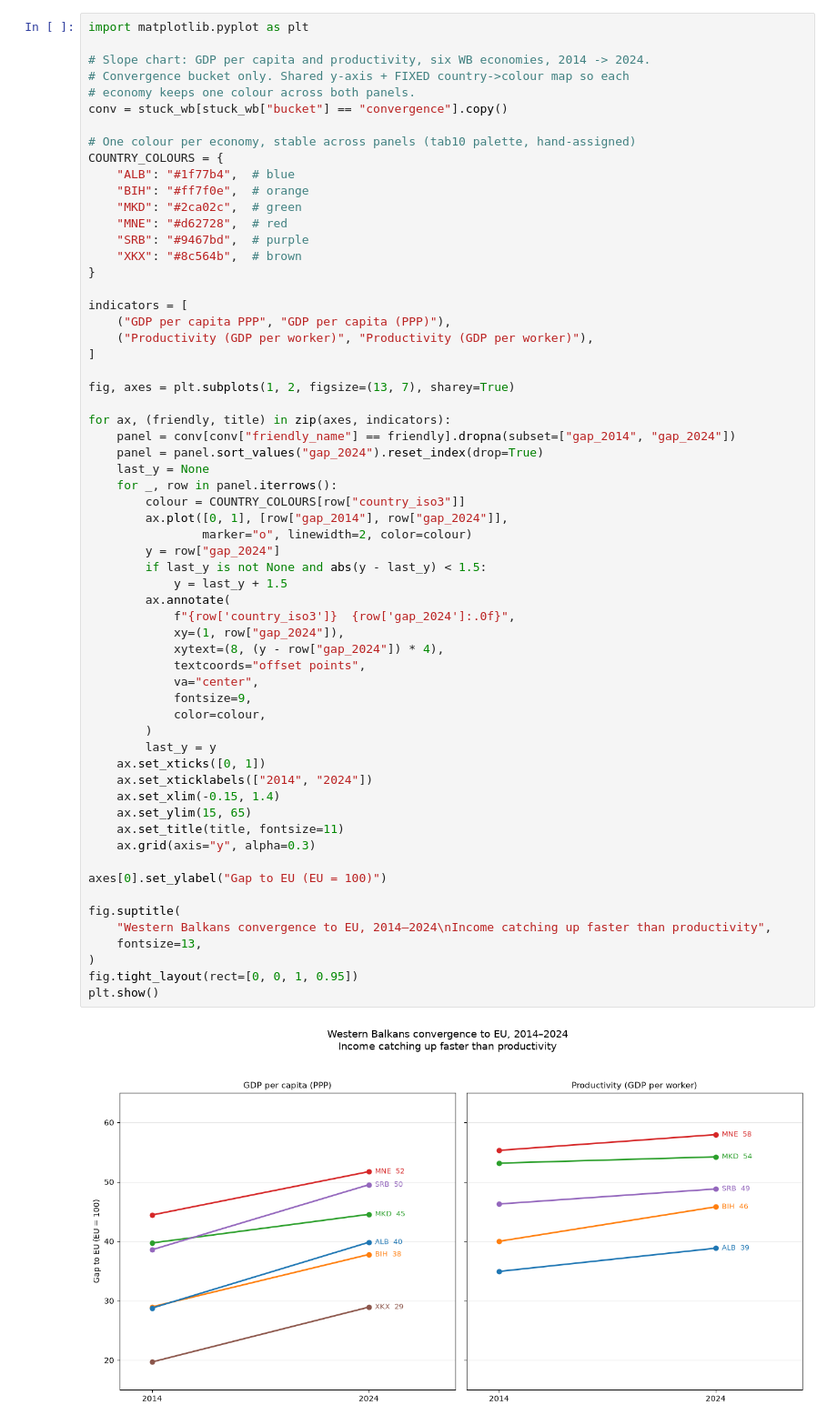
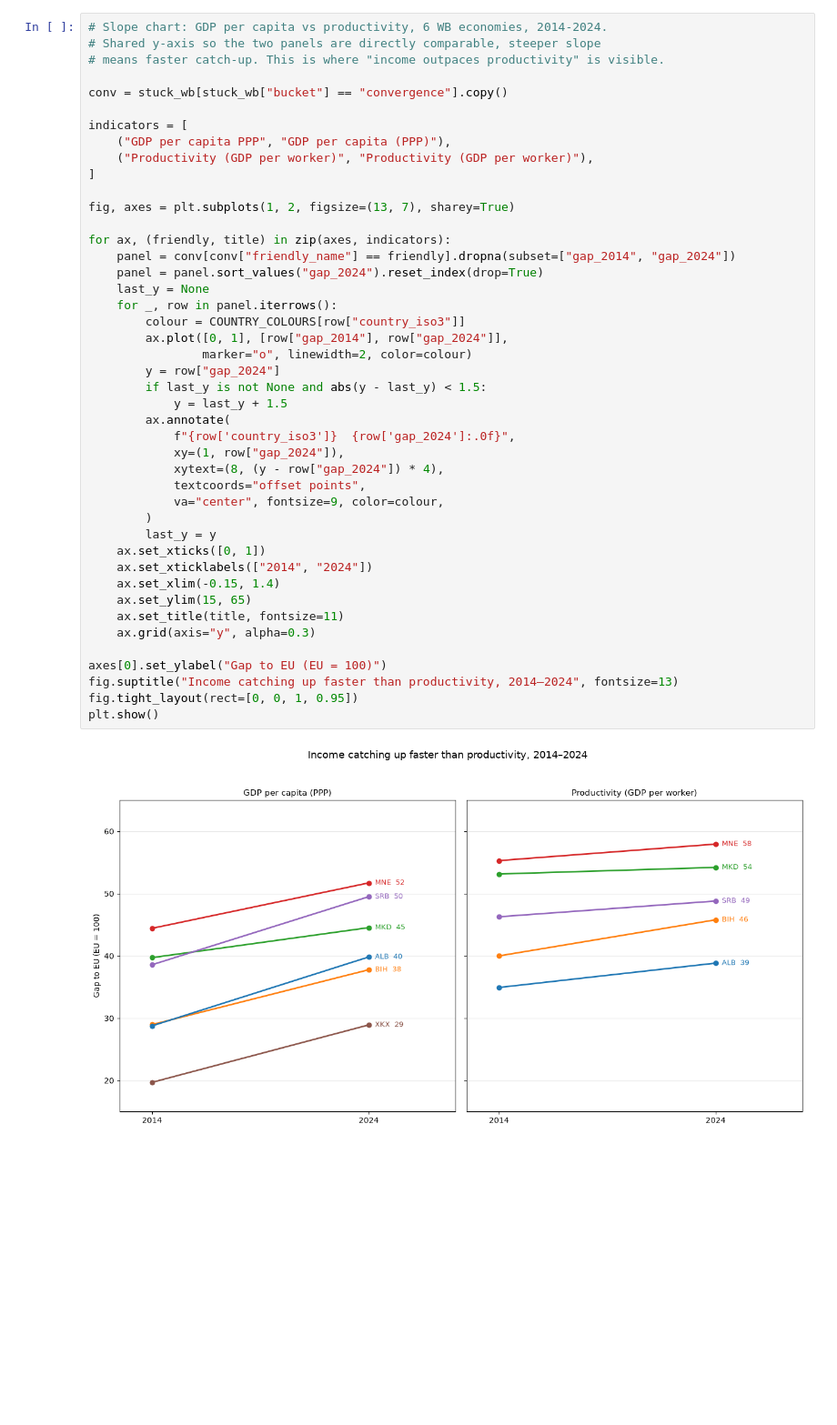
Before and after one commit to vesnamal/western-balkans-eu-convergence, a Jupyter notebook: notebooks/01_analysis.ipynb, the cells around one changed output. Shown at 91% size. Saved outputs shown, nothing was run; the diff lists cells and outputs as text; blank space fills up the shorter version.

Commit message:
Rebuild analysis notebook: clean narrative structure with EDA, findings, and three visualizations

```diff
--- a/notebooks/01_analysis.ipynb
+++ b/notebooks/01_analysis.ipynb
@@ -159,20 +314,9 @@ country_iso3                 friendly_name  gap_2014  gap_2024  gap_change
 # %%
-import matplotlib.pyplot as plt
+# Slope chart: GDP per capita vs productivity, 6 WB economies, 2014-2024.
+# Shared y-axis so the two panels are directly comparable, steeper slope
+# means faster catch-up. This is where "income outpaces productivity" is visible.
 
-# Slope chart: GDP per capita and productivity, six WB economies, 2014 -> 2024.
-# Convergence bucket only. Shared y-axis + FIXED country->colour map so each
-# economy keeps one colour across both panels.
 conv = stuck_wb[stuck_wb["bucket"] == "convergence"].copy()
-
-# One colour per economy, stable across panels (tab10 palette, hand-assigned)
-COUNTRY_COLOURS = {
-    "ALB": "#1f77b4",  # blue
-    "BIH": "#ff7f0e",  # orange
-    "MKD": "#2ca02c",  # green
-    "MNE": "#d62728",  # red
-    "SRB": "#9467bd",  # purple
-    "XKX": "#8c564b",  # brown
-}
 
 indicators = [
     ("GDP per capita PPP", "GDP per capita (PPP)"),
@@ -183,39 +327,33 @@ fig, axes = plt.subplots(1, 2, figsize=(13, 7), sharey=True)
 
 for ax, (friendly, title) in zip(axes, indicators):
     panel = conv[conv["friendly_name"] == friendly].dropna(subset=["gap_2014", "gap_2024"])
     panel = panel.sort_values("gap_2024").reset_index(drop=True)
     last_y = None
     for _, row in panel.iterrows():
         colour = COUNTRY_COLOURS[row["country_iso3"]]
         ax.plot([0, 1], [row["gap_2014"], row["gap_2024"]],
                 marker="o", linewidth=2, color=colour)
         y = row["gap_2024"]
         if last_y is not None and abs(y - last_y) < 1.5:
             y = last_y + 1.5
         ax.annotate(
             f"{row['country_iso3']}  {row['gap_2024']:.0f}",
             xy=(1, row["gap_2024"]),
             xytext=(8, (y - row["gap_2024"]) * 4),
             textcoords="offset points",
-            va="center",
-            fontsize=9,
-            color=colour,
+            va="center", fontsize=9, color=colour,
         )
         last_y = y
     ax.set_xticks([0, 1])
     ax.set_xticklabels(["2014", "2024"])
     ax.set_xlim(-0.15, 1.4)
     ax.set_ylim(15, 65)
     ax.set_title(title, fontsize=11)
     ax.grid(axis="y", alpha=0.3)
 
 axes[0].set_ylabel("Gap to EU (EU = 100)")
-
-fig.suptitle(
-    "Western Balkans convergence to EU, 2014–2024\nIncome catching up faster than productivity",
-    fontsize=13,
-)
+fig.suptitle("Income catching up faster than productivity, 2014–2024", fontsize=13)
 fig.tight_layout(rect=[0, 0, 1, 0.95])
 plt.show()
 # %% [output]
-[figure, old version]
+[figure, new version]
```
Also changed, not shown: parts of 31 cells of this notebook.
